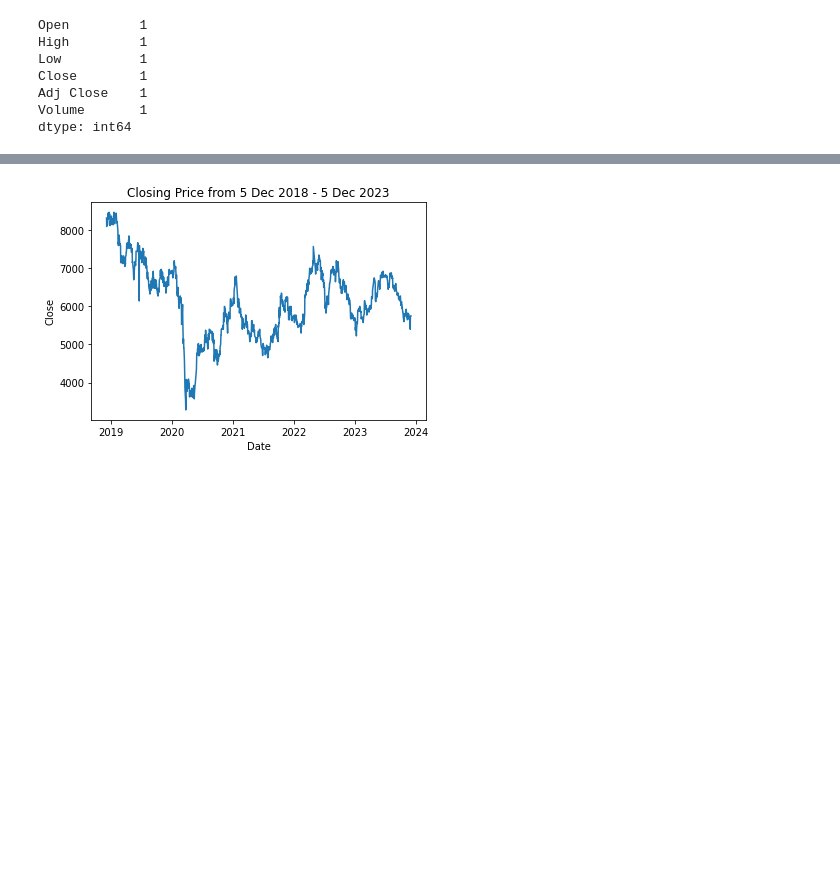
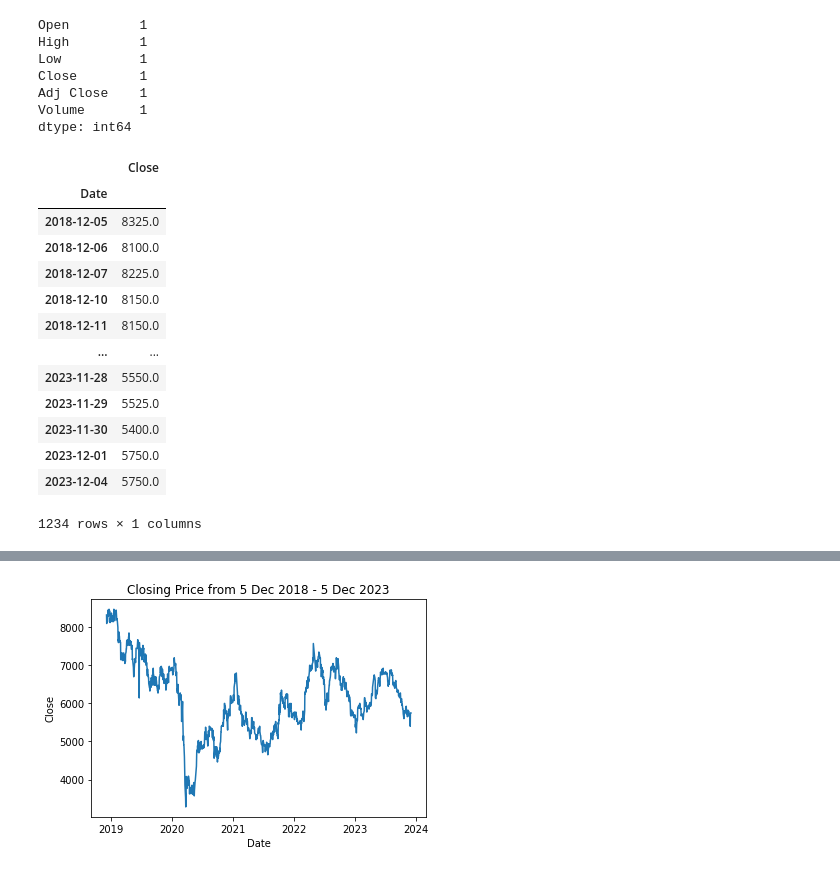
Before and after one commit to darrenxx3/Astra-International-stock-prediction, a Jupyter notebook: code.ipynb, the cells around one changed output, grey strips where cells are left out. Saved outputs shown, nothing was run; the diff lists cells and outputs as text; code cells hidden in the pictures; blank space fills up the shorter version.

```diff
--- a/code.ipynb
+++ b/code.ipynb
@@ -137,0 +137,18 @@ asii = df.fillna(df.mean())
+# %%
+asii = df.drop(['Open', 'High', 'Low','Adj Close','Volume'], axis=1)
+asii
+# %% [output]
+|  | Close |
+| Date |  |
+| 2018-12-05 | 8325.0 |
+| 2018-12-06 | 8100.0 |
+| 2018-12-07 | 8225.0 |
+| 2018-12-10 | 8150.0 |
+| 2018-12-11 | 8150.0 |
+| ... | ... |
+| 2023-11-28 | 5550.0 |
+| 2023-11-29 | 5525.0 |
+| 2023-11-30 | 5400.0 |
+| 2023-12-01 | 5750.0 |
+| 2023-12-04 | 5750.0 |
+1234 rows × 1 columns
```
Also changed, not shown: parts of 6 cells of this notebook.
